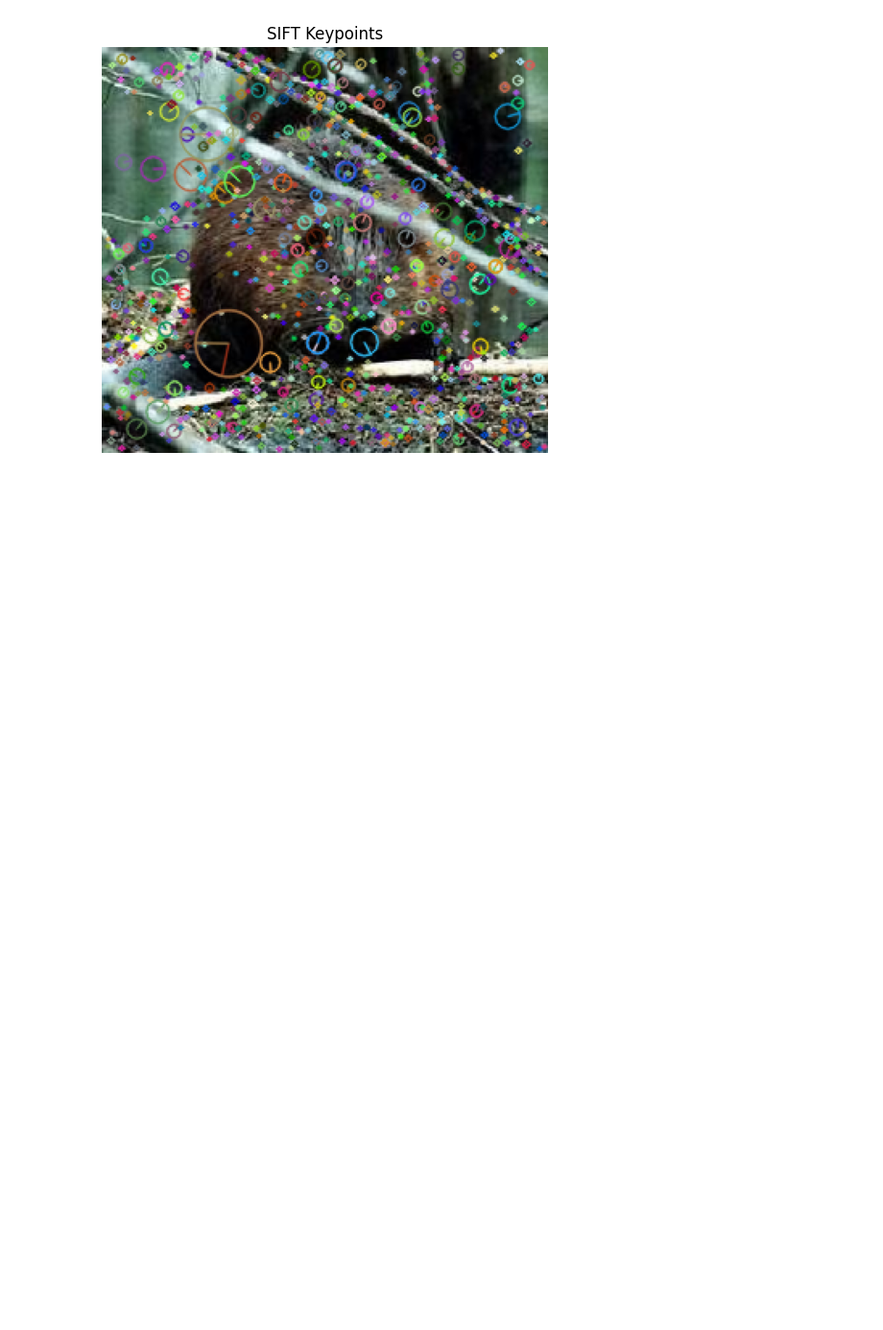
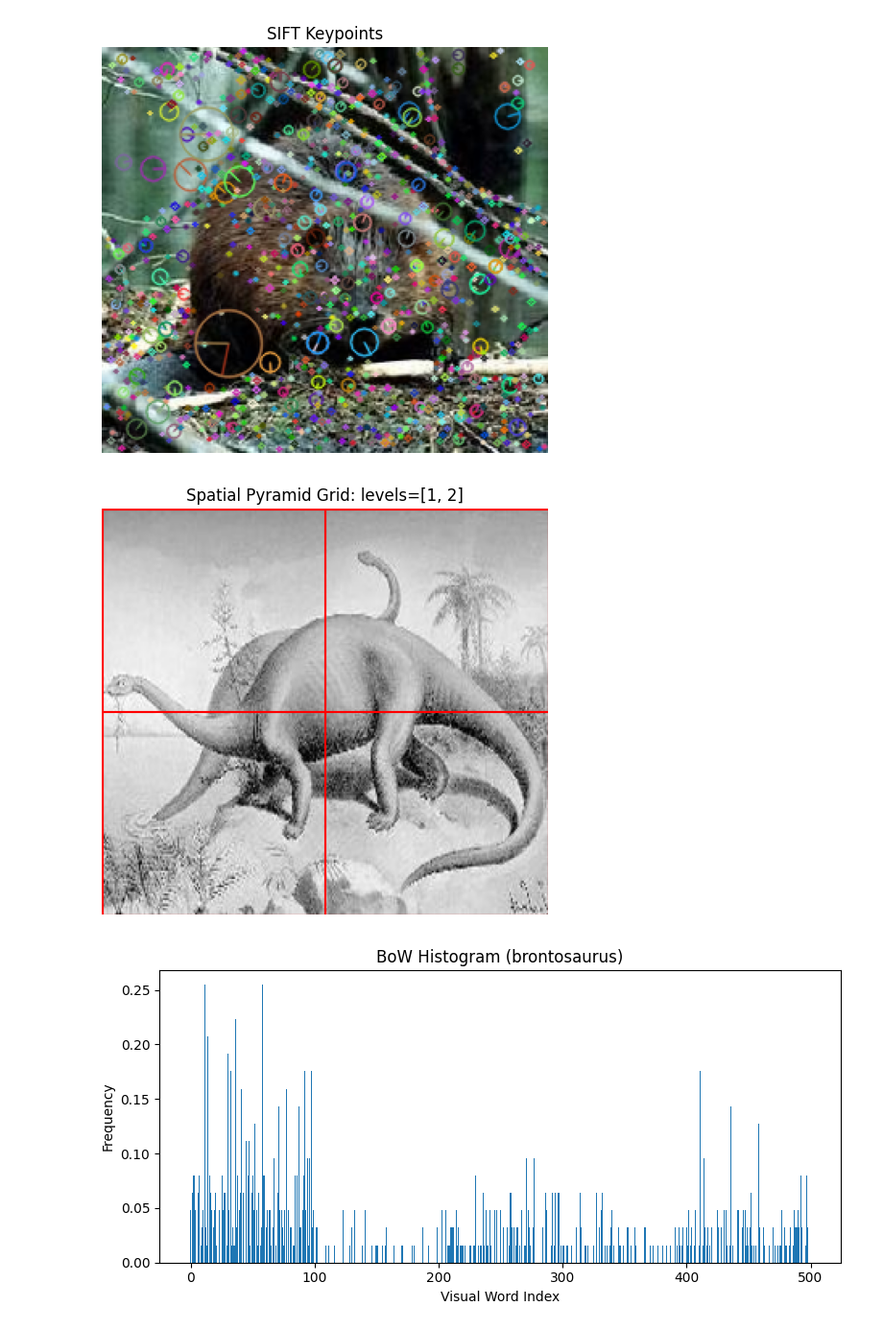
Before and after one commit to mathis-saunier/Image_Recognition, a Jupyter notebook: pa2.ipynb, the cells around one changed output. Shown at 96% size. Cells and saved outputs as stored; diff of their text form; code cells hidden in the pictures; blank space fills up the shorter version.

```diff
--- a/pa2.ipynb
+++ b/pa2.ipynb
@@ -153,0 +216,13 @@ show_sift_keypoints(X_train[19])
+# %%
+# 1. Afficher les cellules sur une image
+draw_spatial_pyramid_grid(X_train[0], levels=[1, 2])
+
+# 2. Encoder avec BoW pyramidal
+X_train_pyr = encode_spatial_pyramid_features(X_train, sift, pca, kmeans, levels=[1, 2])
+X_test_pyr = encode_spatial_pyramid_features(X_test, sift, pca, kmeans, levels=[1, 2])
+
+# 3. Afficher un histogramme pyramidal
+plot_bow_histogram(X_train_pyr[0], class_name=class_names[y_train[0]])
+# %% [output]
+[figure, added]
+[figure, added]
```
Also changed, not shown: parts of 1 cell of this notebook.
